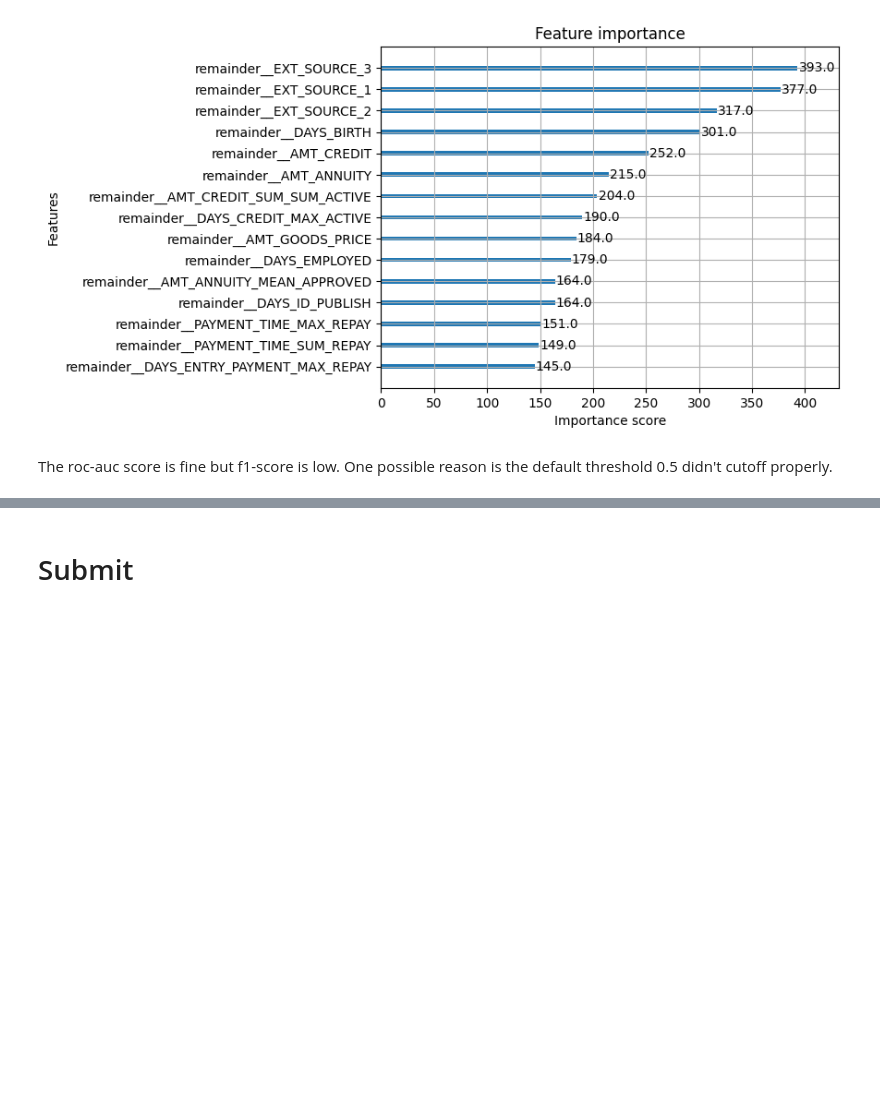
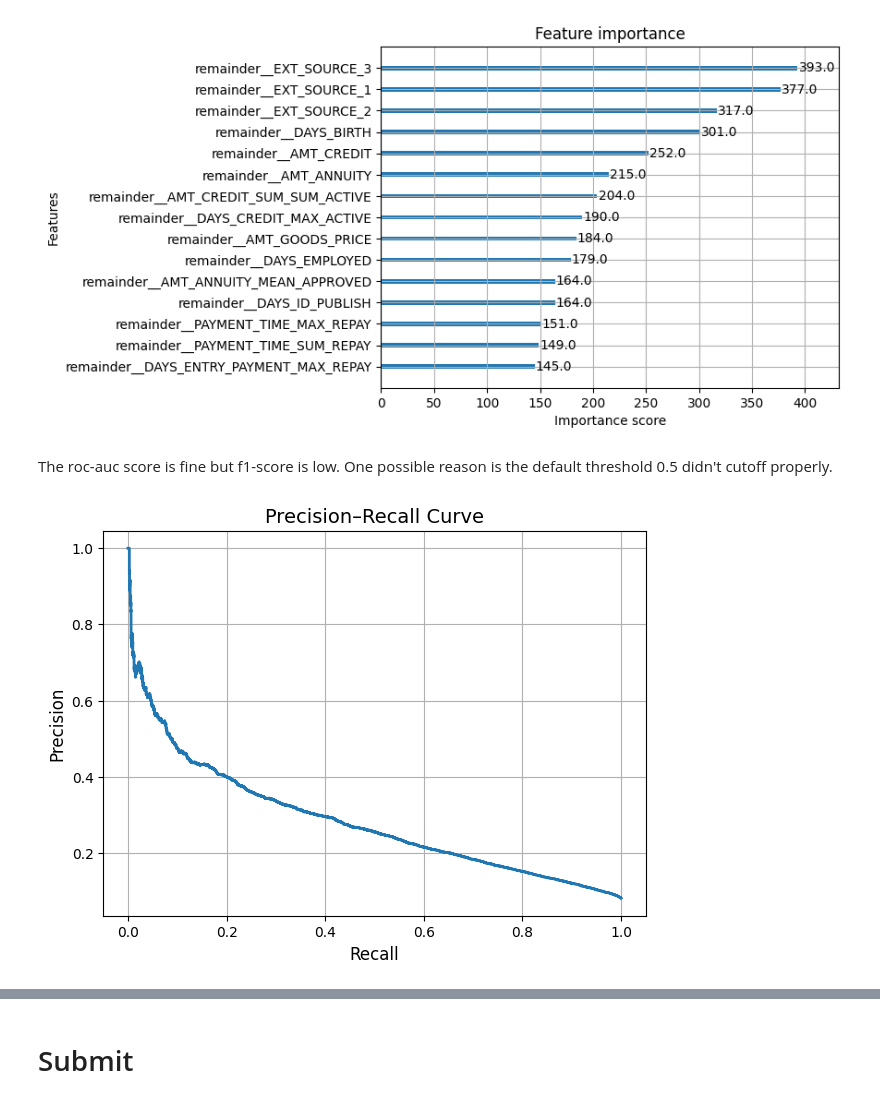
Before and after one commit to Yanxin-Ye/ml-ops-notes, a Jupyter notebook: designing-ml-systems/home-credit-default-risk/ml_modeling_xgboost.ipynb, the cells around one changed output, grey strips where cells are left out. Cells and saved outputs as stored; diff of their text form; code cells hidden in the pictures; blank space fills up the shorter version.

Commit message:
Deep dive the confusion matrix and threshold

```diff
--- a/designing-ml-systems/home-credit-default-risk/ml_modeling_xgboost.ipynb
+++ b/designing-ml-systems/home-credit-default-risk/ml_modeling_xgboost.ipynb
@@ -399,3 +399,22 @@ plt.show()
 [figure]
 # %% [markdown]
 The roc-auc score is fine but f1-score is low. One possible reason is the default threshold 0.5 didn't cutoff properly.
+# %%
+df = pd.DataFrame()
+df["y_test"] = y_test
+df["y_pred_prob"] = y_pred_prob
+
+
+# Compute precision–recall pairs
+precision, recall, thresholds = precision_recall_curve(y_test, y_pred_prob)
+
+# Plot
+plt.figure(figsize=(7,5))
+plt.plot(recall, precision, linewidth=2)
+plt.xlabel("Recall", fontsize=12)
+plt.ylabel("Precision", fontsize=12)
+plt.title("Precision–Recall Curve", fontsize=14)
+plt.grid(True)
+plt.show()
+# %% [output]
+[figure, added]
```
Also changed, not shown: parts of 3 cells of this notebook.
